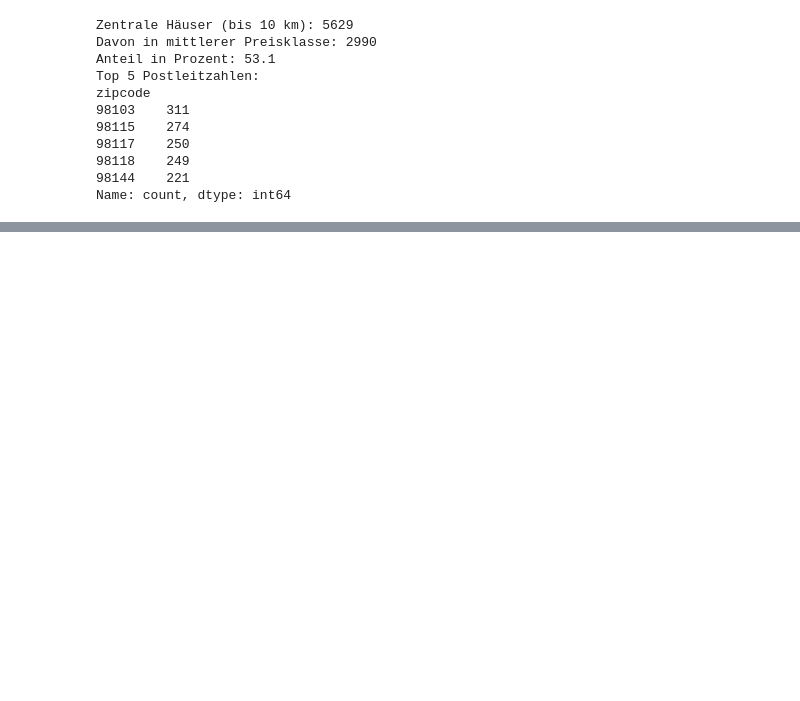
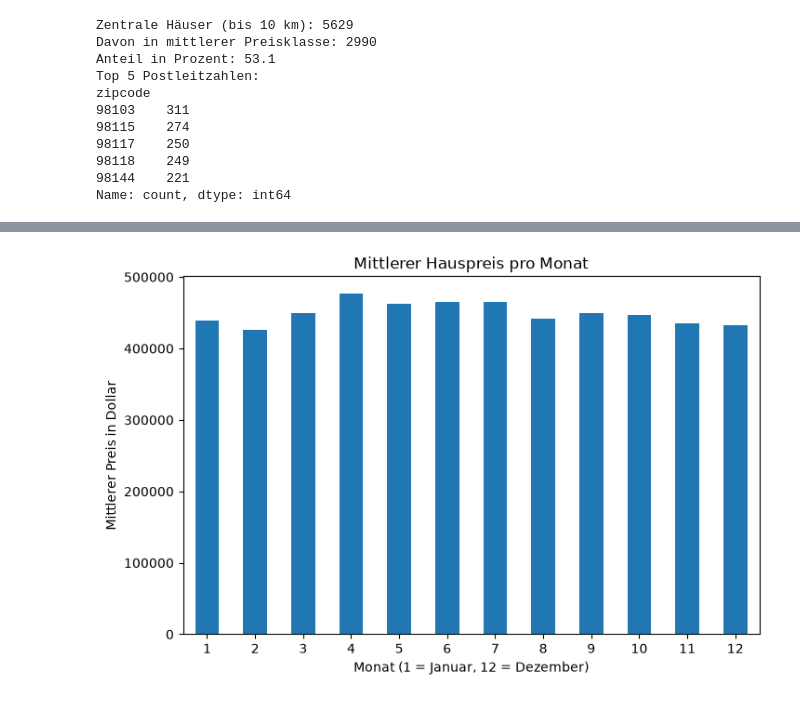
Before and after one commit to MuhammetCakar/Projekt_EDA_Nicole_Johnson, a Jupyter notebook: 04_eda_de.ipynb, the cells around one changed output, grey strips where cells are left out. Cells and saved outputs as stored; diff of their text form; code cells hidden in the pictures; blank space fills up the shorter version.

```diff
--- a/04_eda_de.ipynb
+++ b/04_eda_de.ipynb
@@ -390,0 +449,24 @@ Name: count, dtype: int64
+# %%
+# 6. Zeigen: Balkendiagremm für Hypothese 2
+def diagramm_h2(df):  # Kap. 13
+    # Mittleren Preis (Median) für jeden Monat berechnen
+    monatspreise = df.groupby("monat")["price"].median()  # Kap. 17
+
+    # Balkendiagramm zeichnen, Monatszahlen gerade hinschreiben
+    monatspreise.plot(kind="bar", rot=0)  # Kap. 20
+
+    # Titel und Achsen beschriften
+    plt.title("Mittlerer Hauspreis pro Monat")  # Kap. 20
+    plt.xlabel("Monat (1 = Januar, 12 = Dezember)")  # Kap. 20
+    plt.ylabel("Mittlerer Preis in Dollar")  # Kap. 20
+
+    # Zahlen ohne 1e6 anzeigen
+    plt.ticklabel_format(axis="y", style="plain")  # Kap. 20
+
+    # Diagramm anzeigen
+    plt.show()  # Kap. 20
+
+
+diagramm_h2(df)
+# %% [output]
+[figure, added]
```
Also changed, not shown: parts of 3 cells of this notebook.
